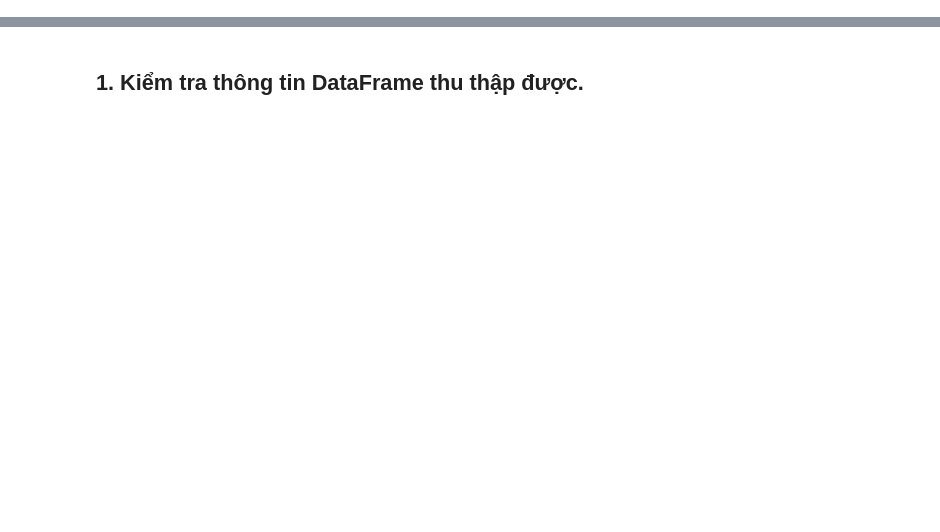
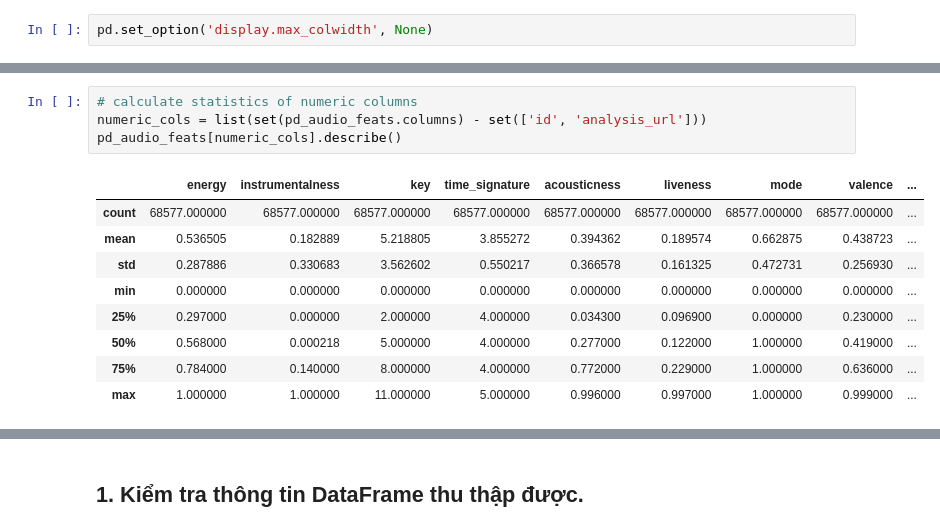
Before and after one commit to ndkhanh360/playlist_continuation, a Jupyter notebook: source/notebook/EDA.ipynb, the cells around one changed output, grey strips where cells are left out. Cells and saved outputs as stored; diff of their text form; blank space fills up the shorter version.

```diff
--- a/source/notebook/EDA.ipynb
+++ b/source/notebook/EDA.ipynb
@@ -18,2 +19,4 @@ from wordcloud import WordCloud, STOPWORDS, ImageColorGenerator
 import matplotlib.pyplot as plt
 %matplotlib inline
+# %%
+pd.set_option('display.max_colwidth', None)
@@ -29,0 +258,14 @@ pd_playlists = pd_playlists.fillna('None')
+# %%
+# calculate statistics of numeric columns
+numeric_cols = list(set(pd_audio_feats.columns) - set(['id', 'analysis_url']))
+pd_audio_feats[numeric_cols].describe()
+# %% [output]
+|  | energy | instrumentalness | key | time_signature | acousticness | liveness | mode | valence | ... |
+| count | 68577.000000 | 68577.000000 | 68577.000000 | 68577.000000 | 68577.000000 | 68577.000000 | 68577.000000 | 68577.000000 | ... |
+| mean | 0.536505 | 0.182889 | 5.218805 | 3.855272 | 0.394362 | 0.189574 | 0.662875 | 0.438723 | ... |
+| std | 0.287886 | 0.330683 | 3.562602 | 0.550217 | 0.366578 | 0.161325 | 0.472731 | 0.256930 | ... |
+| min | 0.000000 | 0.000000 | 0.000000 | 0.000000 | 0.000000 | 0.000000 | 0.000000 | 0.000000 | ... |
+| 25% | 0.297000 | 0.000000 | 2.000000 | 4.000000 | 0.034300 | 0.096900 | 0.000000 | 0.230000 | ... |
+| 50% | 0.568000 | 0.000218 | 5.000000 | 4.000000 | 0.277000 | 0.122000 | 1.000000 | 0.419000 | ... |
+| 75% | 0.784000 | 0.140000 | 8.000000 | 4.000000 | 0.772000 | 0.229000 | 1.000000 | 0.636000 | ... |
+| max | 1.000000 | 1.000000 | 11.000000 | 5.000000 | 0.996000 | 0.997000 | 1.000000 | 0.999000 | ... |
```
Also changed, not shown: parts of 45 cells of this notebook.
